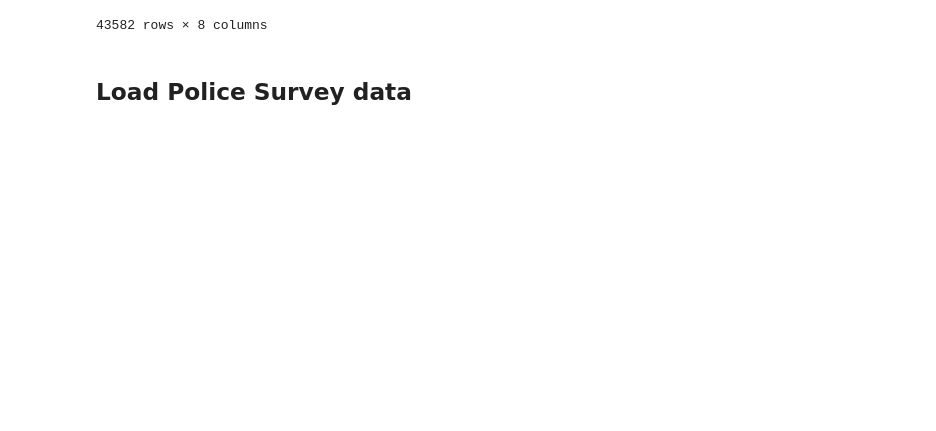
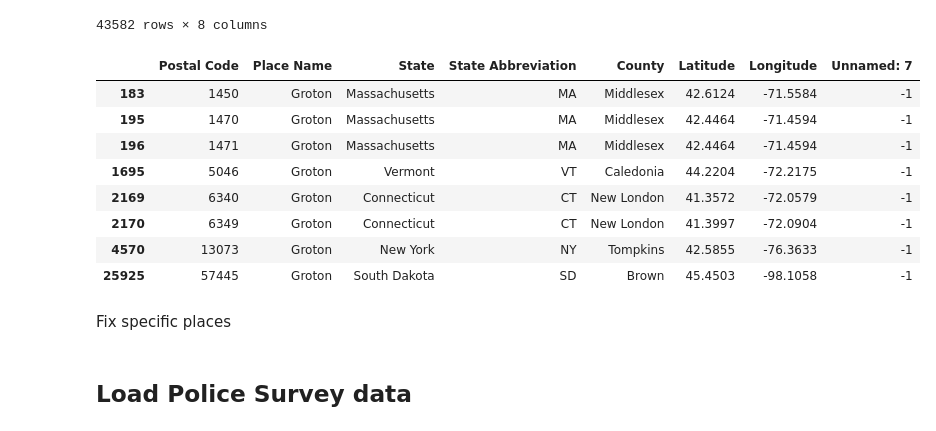
Before and after one commit to along528/insight, a Jupyter notebook: studies/zipcodes/zipcode_mapping.ipynb, the cells around one changed output. Saved outputs shown, nothing was run; the diff lists cells and outputs as text; code cells hidden in the pictures; blank space fills up the shorter version.

```diff
--- a/studies/zipcodes/zipcode_mapping.ipynb
+++ b/studies/zipcodes/zipcode_mapping.ipynb
@@ -33,3 +34,18 @@ zipdf
 | 43580 | 99929 | Wrangell | Alaska | AK | Wrangell-Petersburg (C | 56.4335 | -132.3529 | -1 |
 | 43581 | 99950 | Ketchikan | Alaska | AK | Ketchikan Gateway | 55.5420 | -131.4327 | -1 |
 43582 rows × 8 columns
+# %%
+zipdf[zipdf['Postal Code']==6340]
+zipdf[zipdf['Place Name']=='Groton']
+# %% [output]
+|  | Postal Code | Place Name | State | State Abbreviation | County | Latitude | Longitude | Unnamed: 7 |
+| 183 | 1450 | Groton | Massachusetts | MA | Middlesex | 42.6124 | -71.5584 | -1 |
+| 195 | 1470 | Groton | Massachusetts | MA | Middlesex | 42.4464 | -71.4594 | -1 |
+| 196 | 1471 | Groton | Massachusetts | MA | Middlesex | 42.4464 | -71.4594 | -1 |
+| 1695 | 5046 | Groton | Vermont | VT | Caledonia | 44.2204 | -72.2175 | -1 |
+| 2169 | 6340 | Groton | Connecticut | CT | New London | 41.3572 | -72.0579 | -1 |
+| 2170 | 6349 | Groton | Connecticut | CT | New London | 41.3997 | -72.0904 | -1 |
+| 4570 | 13073 | Groton | New York | NY | Tompkins | 42.5855 | -76.3633 | -1 |
+| 25925 | 57445 | Groton | South Dakota | SD | Brown | 45.4503 | -98.1058 | -1 |
+# %% [markdown]
+Fix specific places
```
Also changed, not shown: parts of 7 cells of this notebook, 1 other file.
